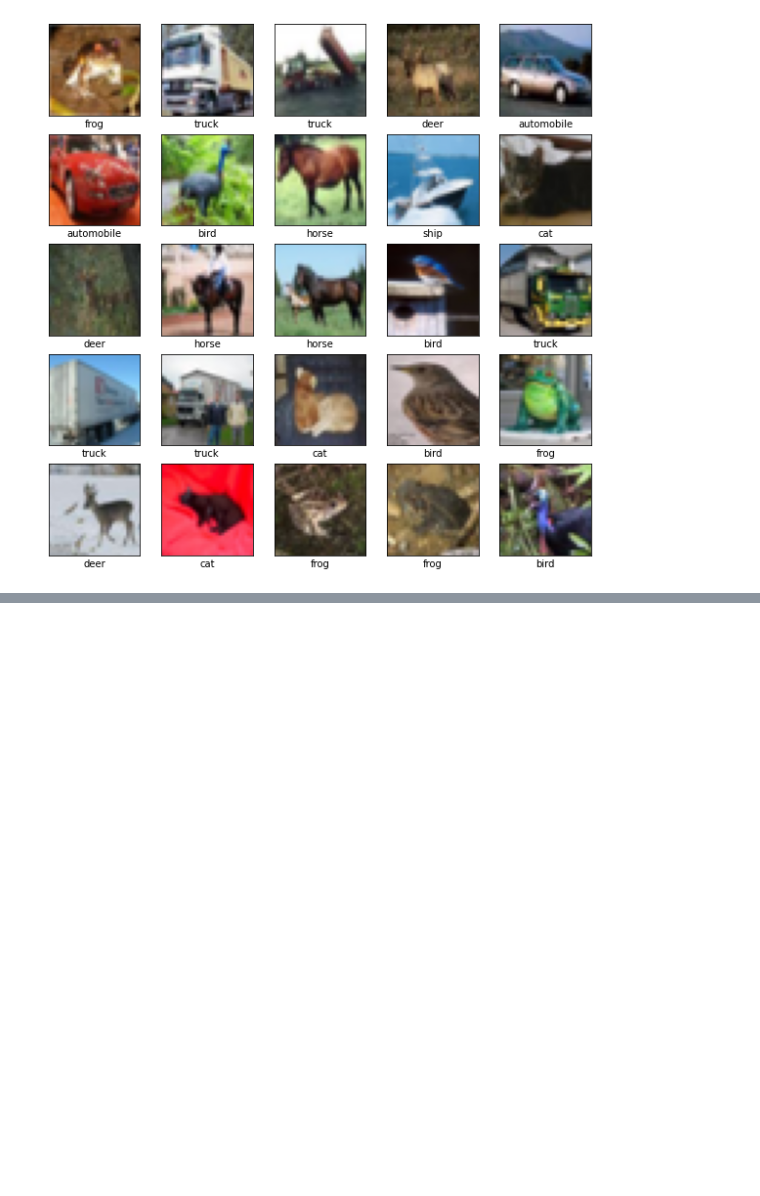
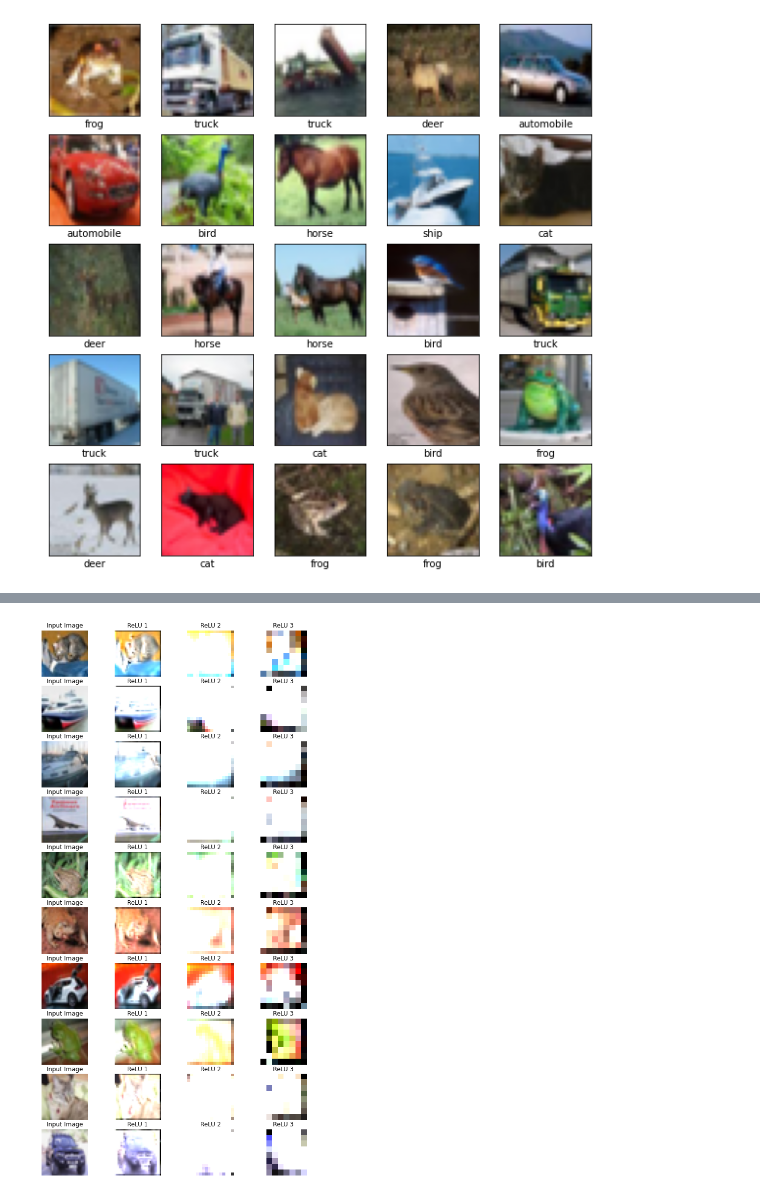
Before and after one commit to ariG23498/involution-tf, a Jupyter notebook: Involution.ipynb, the cells around one changed output, grey strips where cells are left out. Cells and saved outputs as stored; diff of their text form; code cells hidden in the pictures; blank space fills up the shorter version.

```diff
--- a/Involution.ipynb
+++ b/Involution.ipynb
@@ -249,0 +332,5 @@ Epoch 10/10
+# %%
+layer_names = ["relu1","relu2","relu3"]
+outputs = [involution_model.get_layer(name).output for name in layer_names]
+
+vis_model = tf.keras.Model(involution_model.input, outputs)
@@ -249,0 +357,21 @@ Epoch 10/10
+# %%
+fig, axes = plt.subplots(nrows=10, ncols=4, figsize=(10, 20))
+[ax.axis("off") for ax in np.ravel(axes)]
+
+for (ax_orig, ax_relu1, ax_relu2, ax_relu3), test_image in zip(axes, test_images[:10]):
+
+    relu_images_list = vis_model.predict(tf.expand_dims(test_image,0))
+
+    ax_orig.imshow(tf.clip_by_value(test_image, 0, 1))
+    ax_orig.set_title("Input Image")
+
+    ax_relu1.imshow(tf.clip_by_value(relu_images_list[0].squeeze(), 0, 1))
+    ax_relu1.set_title("ReLU 1")
+
+    ax_relu2.imshow(tf.clip_by_value(relu_images_list[1].squeeze(), 0, 1))
+    ax_relu2.set_title("ReLU 2")
+
+    ax_relu3.imshow(tf.clip_by_value(relu_images_list[2].squeeze(), 0, 1))
+    ax_relu3.set_title("ReLU 3")
+# %% [output]
+[figure, added]
```
Also changed, not shown: parts of 32 cells of this notebook.
